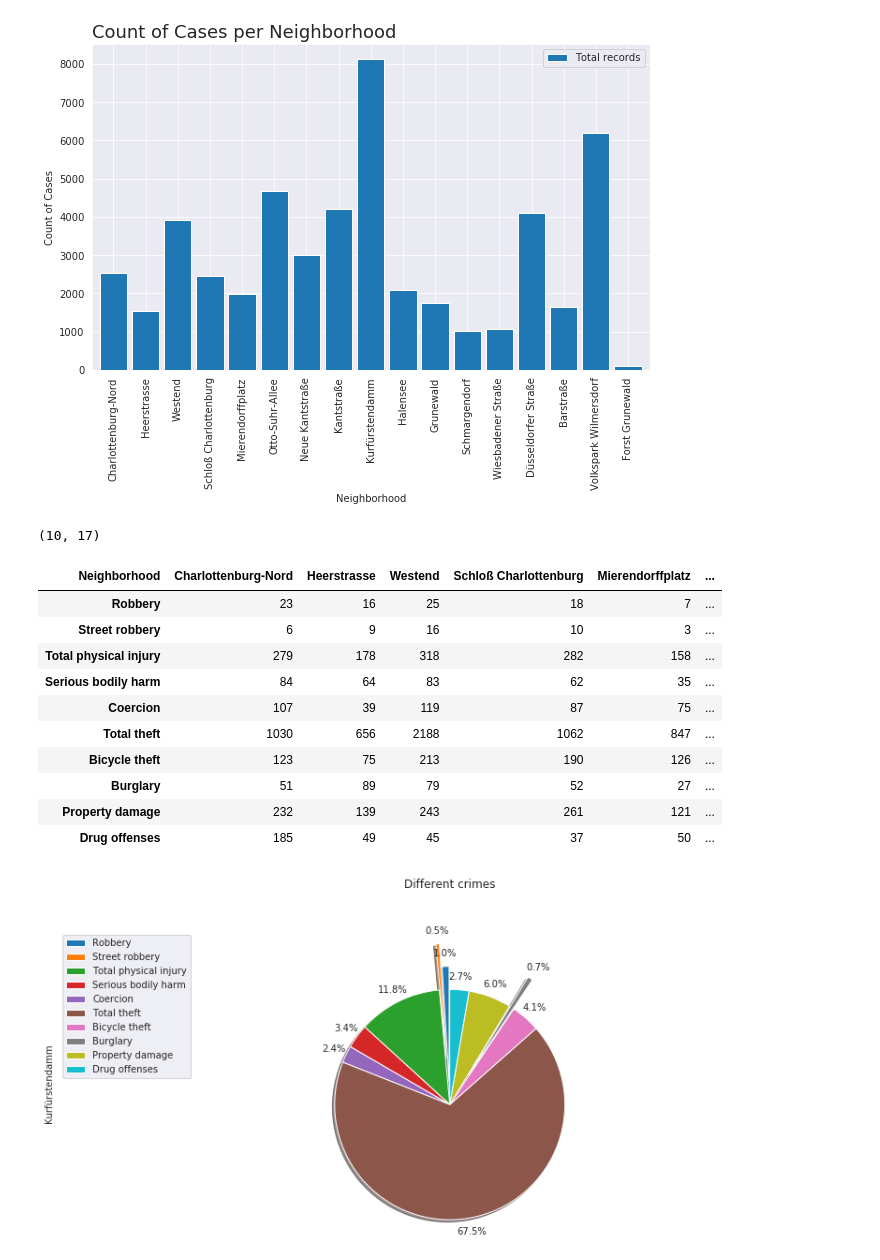
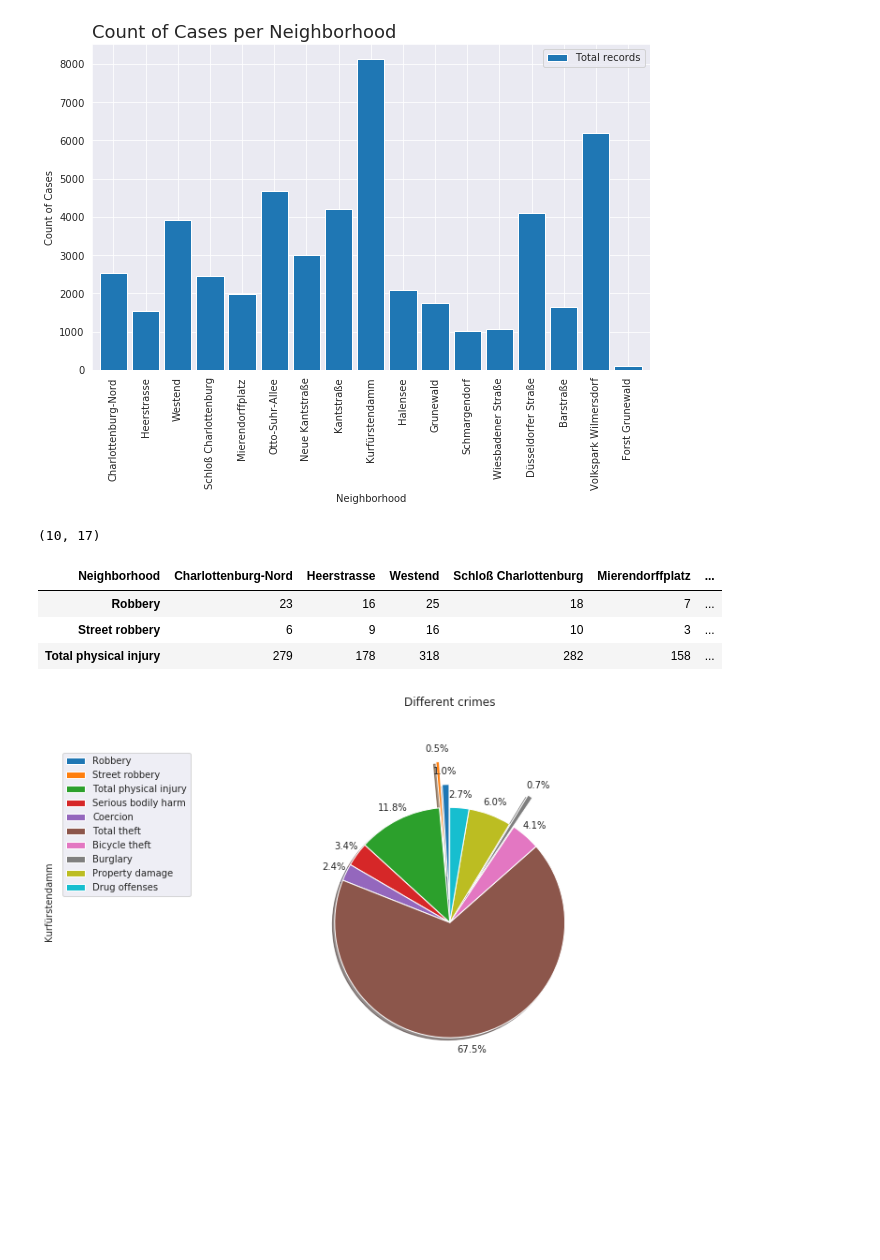
Before and after one commit to sergiusdell75/Coursera_Capstone, a Jupyter notebook: bon_visualization_statistics.ipynb, the cells around one changed output. Drawn from its saved outputs; the diff is of its cells as text; code cells hidden in the pictures; blank space fills up the shorter version.

```diff
--- a/bon_visualization_statistics.ipynb
+++ b/bon_visualization_statistics.ipynb
@@ -107,20 +93,13 @@ Text(0.0, 1.0, 'Count of Cases per Neighborhood')
 # %%
 swt=sw_data.drop(columns=['Total records']).T
 print(swt.shape)
-swt.head(10)
+swt.head(3)
 # %% [output]
 (10, 17)
 | Neighborhood | Charlottenburg-Nord | Heerstrasse | Westend | Schloß Charlottenburg | Mierendorffplatz | ... |
 | Robbery | 23 | 16 | 25 | 18 | 7 | ... |
 | Street robbery | 6 | 9 | 16 | 10 | 3 | ... |
 | Total physical injury | 279 | 178 | 318 | 282 | 158 | ... |
-| Serious bodily harm | 84 | 64 | 83 | 62 | 35 | ... |
-| Coercion | 107 | 39 | 119 | 87 | 75 | ... |
-| Total theft | 1030 | 656 | 2188 | 1062 | 847 | ... |
-| Bicycle theft | 123 | 75 | 213 | 190 | 126 | ... |
-| Burglary | 51 | 89 | 79 | 52 | 27 | ... |
-| Property damage | 232 | 139 | 243 | 261 | 121 | ... |
-| Drug offenses | 185 | 49 | 45 | 37 | 50 | ... |
 # %%
 # pie diagramm for Kurfürstendamm
 explode_list = [0.2,0.4,0,0,0,0,0,0.3,0,0] # ratio for each continent with which to offset each wedge.
```
Also changed, not shown: parts of 21 cells of this notebook.
